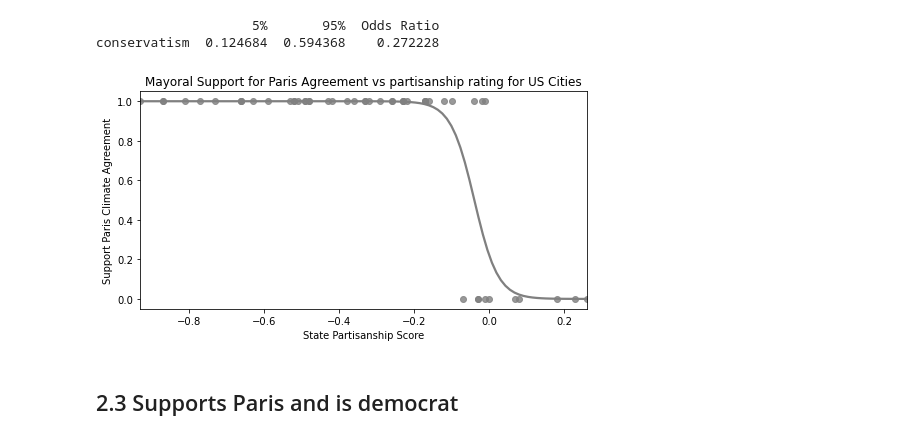
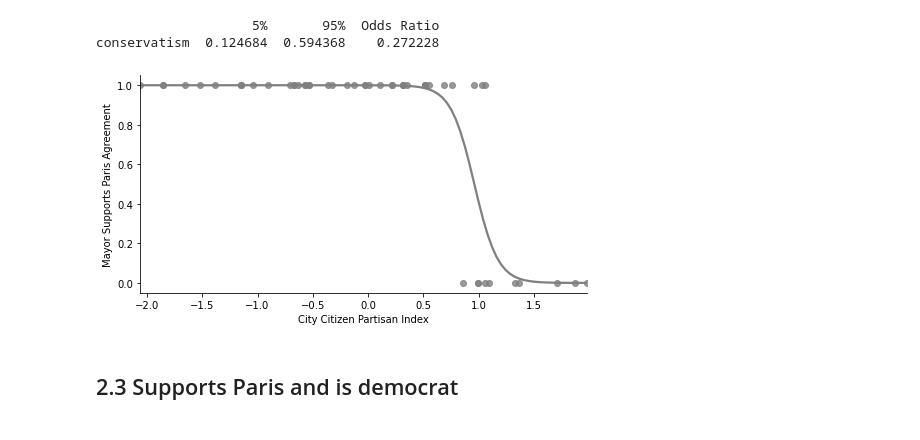
Before and after one commit to skvarnaj/Masters-Thesis, a Jupyter notebook: city_model_viz.ipynb, the cells around one changed output. Drawn from its saved outputs; the diff is of its cells as text; code cells hidden in the pictures.

Commit message:
readme edits and updated figures

```diff
--- a/city_model_viz.ipynb
+++ b/city_model_viz.ipynb
@@ -400,13 +366,13 @@ conservatism  0.124684  0.594368    0.272228
 # %%
 #plot
 plt.figure(figsize = (8,4))
 sns.regplot(y = y, x = X, data = city_dataset, logistic = True, color = 'grey')
-plt.title('Mayoral Support for Paris Agreement vs partisanship rating for US Cities')
-plt.ylabel('Support Paris Climate Agreement')
-plt.xlabel('State Partisanship Score')
-plt.savefig(FIG_DIR + 'Paris_conservatism.png')
+sns.despine()
+plt.ylabel('Mayor Supports Paris Agreement')
+plt.xlabel('City Citizen Partisan Index')
+plt.savefig(FIG_DIR + 'figure45.png')
 # %% [output]
-[figure, old version]
+[figure, new version]
 # %% [markdown]
 ## 2.3 Supports Paris and is democrat
 # %% [markdown]
```
Also changed, not shown: parts of 30 cells of this notebook, 14 other files.
